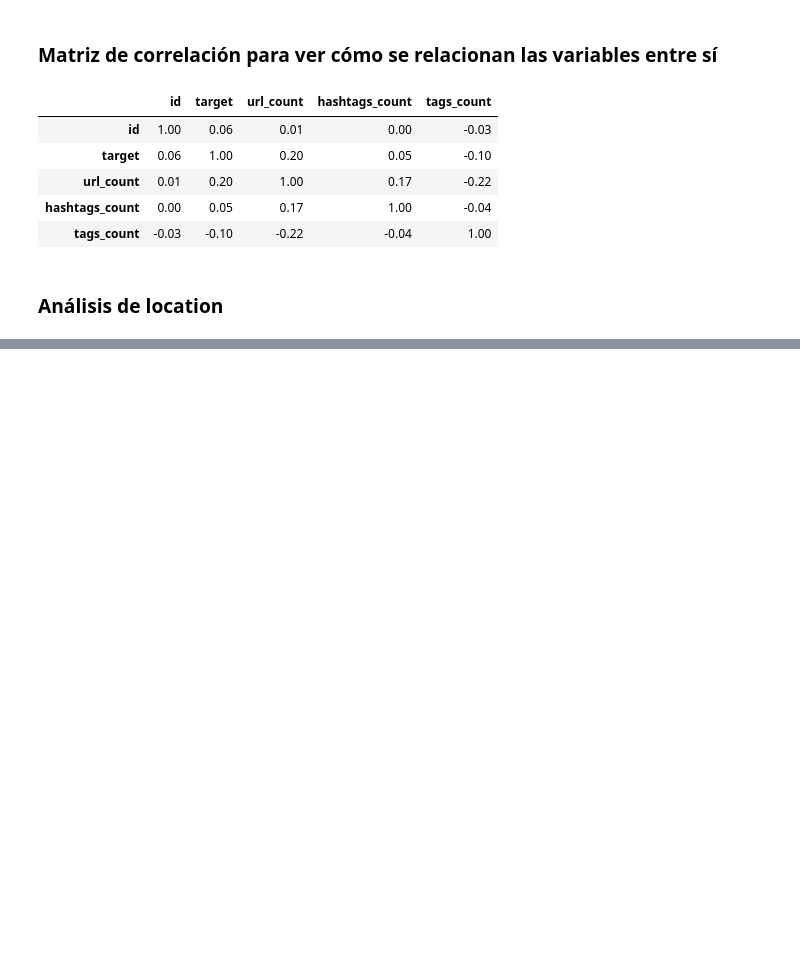
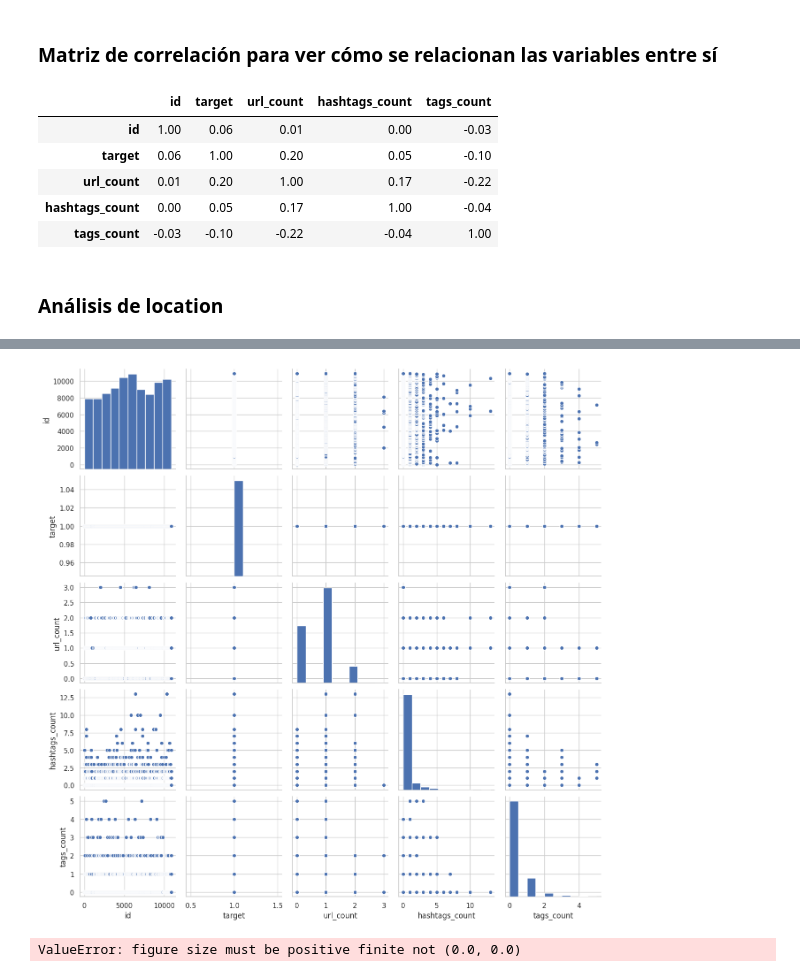
Before and after one commit to vnbarr/75.06-Datos, a Jupyter notebook: notebooks/TP1.ipynb, the cells around one changed output, grey strips where cells are left out. Cells and saved outputs as stored; diff of their text form; code cells hidden in the pictures; blank space fills up the shorter version.

```diff
--- a/notebooks/TP1.ipynb
+++ b/notebooks/TP1.ipynb
@@ -499,0 +540,9 @@ sns.scatterplot(x="Length (Duration)", y="Popularity", data=tweets_location, hue
+# %%
+gsnum = sns.pairplot(tweets[tweets["target"] == 1].select_dtypes('number'))
+# %% [output]
+[figure, added]
+# %%
+gscat = sns.pairplot(tweets.select_dtypes('category'))
+#pendiente revisar transform.datos
+# %% [output]
+ValueError: figure size must be positive finite not (0.0, 0.0)
```
Also changed, not shown: parts of 23 cells of this notebook.
